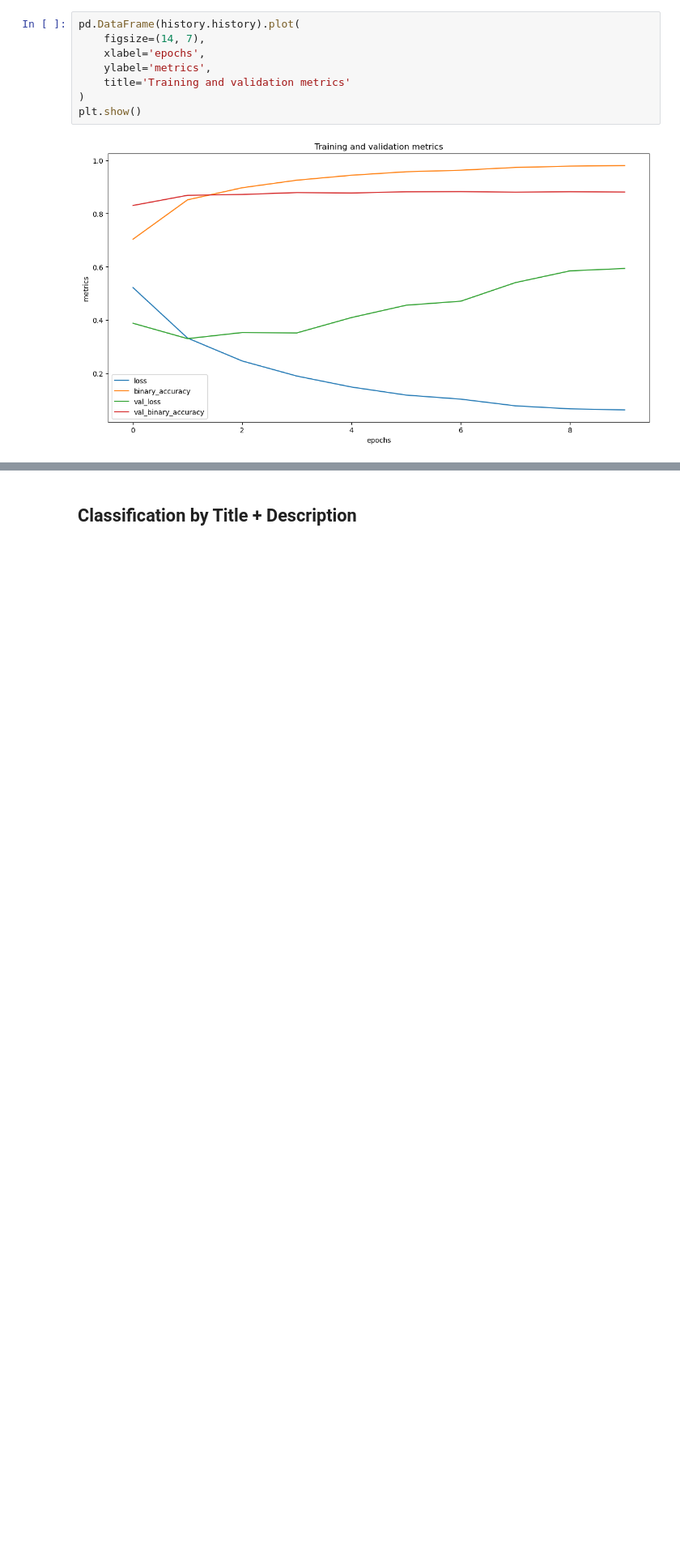
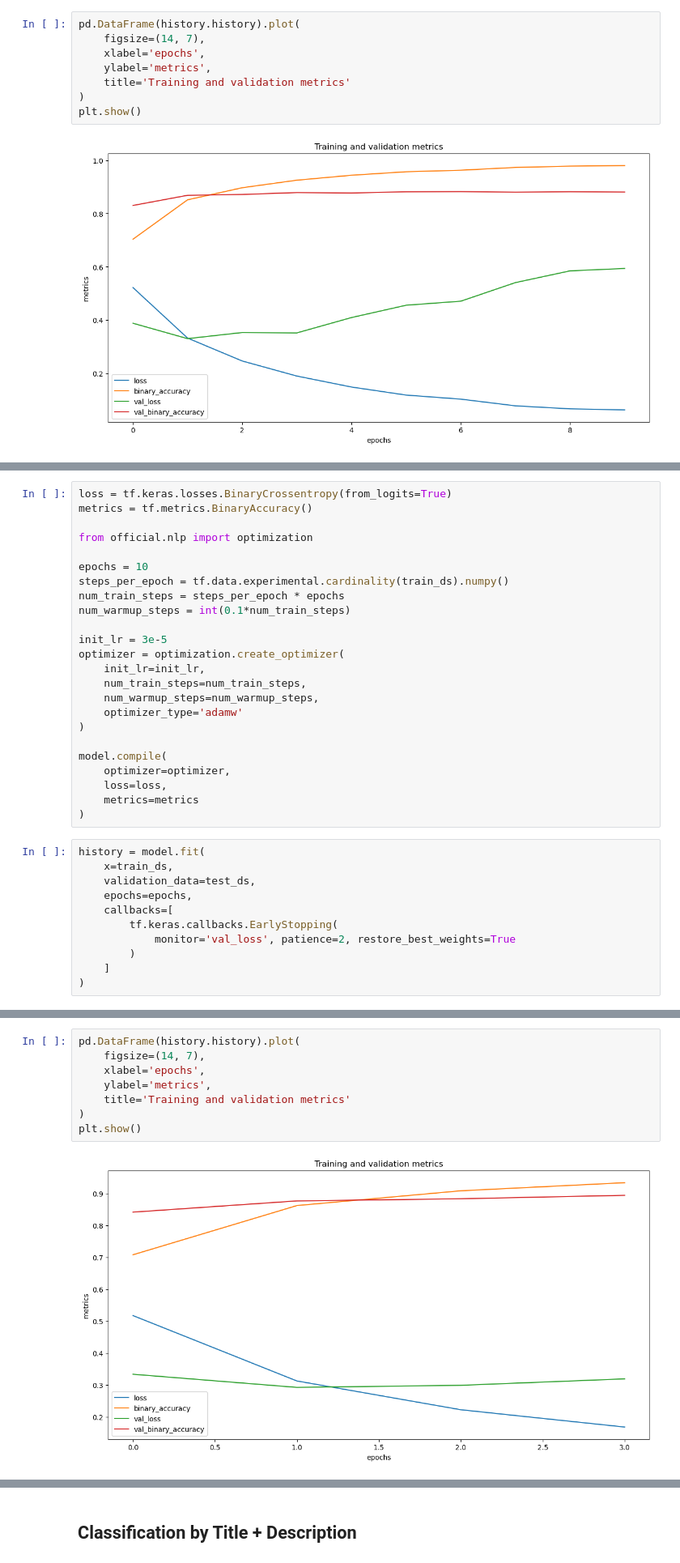
Before and after one commit to TeamPML/GuthubSecurityIssues, a Jupyter notebook: modelling.ipynb, the cells around one changed output, grey strips where cells are left out. Shown at 81% size. Cells and saved outputs as stored; diff of their text form; blank space fills up the shorter version.

Commit message:
title+desc+com

```diff
--- a/modelling.ipynb
+++ b/modelling.ipynb
@@ -462,0 +590,35 @@ plt.show()
+# %%
+loss = tf.keras.losses.BinaryCrossentropy(from_logits=True)
+metrics = tf.metrics.BinaryAccuracy()
+
+from official.nlp import optimization
+
+epochs = 10
+steps_per_epoch = tf.data.experimental.cardinality(train_ds).numpy()
+num_train_steps = steps_per_epoch * epochs
+num_warmup_steps = int(0.1*num_train_steps)
+
+init_lr = 3e-5
+optimizer = optimization.create_optimizer(
+    init_lr=init_lr,
+    num_train_steps=num_train_steps,
+    num_warmup_steps=num_warmup_steps,
+    optimizer_type='adamw'
+)
+
+model.compile(
+    optimizer=optimizer,
+    loss=loss,
+    metrics=metrics
+)
+# %%
+history = model.fit(
+    x=train_ds,
+    validation_data=test_ds,
+    epochs=epochs,
+    callbacks=[
+        tf.keras.callbacks.EarlyStopping(
+            monitor='val_loss', patience=2, restore_best_weights=True
+        )
+    ]
+)
@@ -462,0 +652,10 @@ plt.show()
+# %%
+pd.DataFrame(history.history).plot(
+    figsize=(14, 7),
+    xlabel='epochs',
+    ylabel='metrics',
+    title='Training and validation metrics'
+)
+plt.show()
+# %% [output]
+[figure, added]
```
Also changed, not shown: parts of 21 cells of this notebook.
